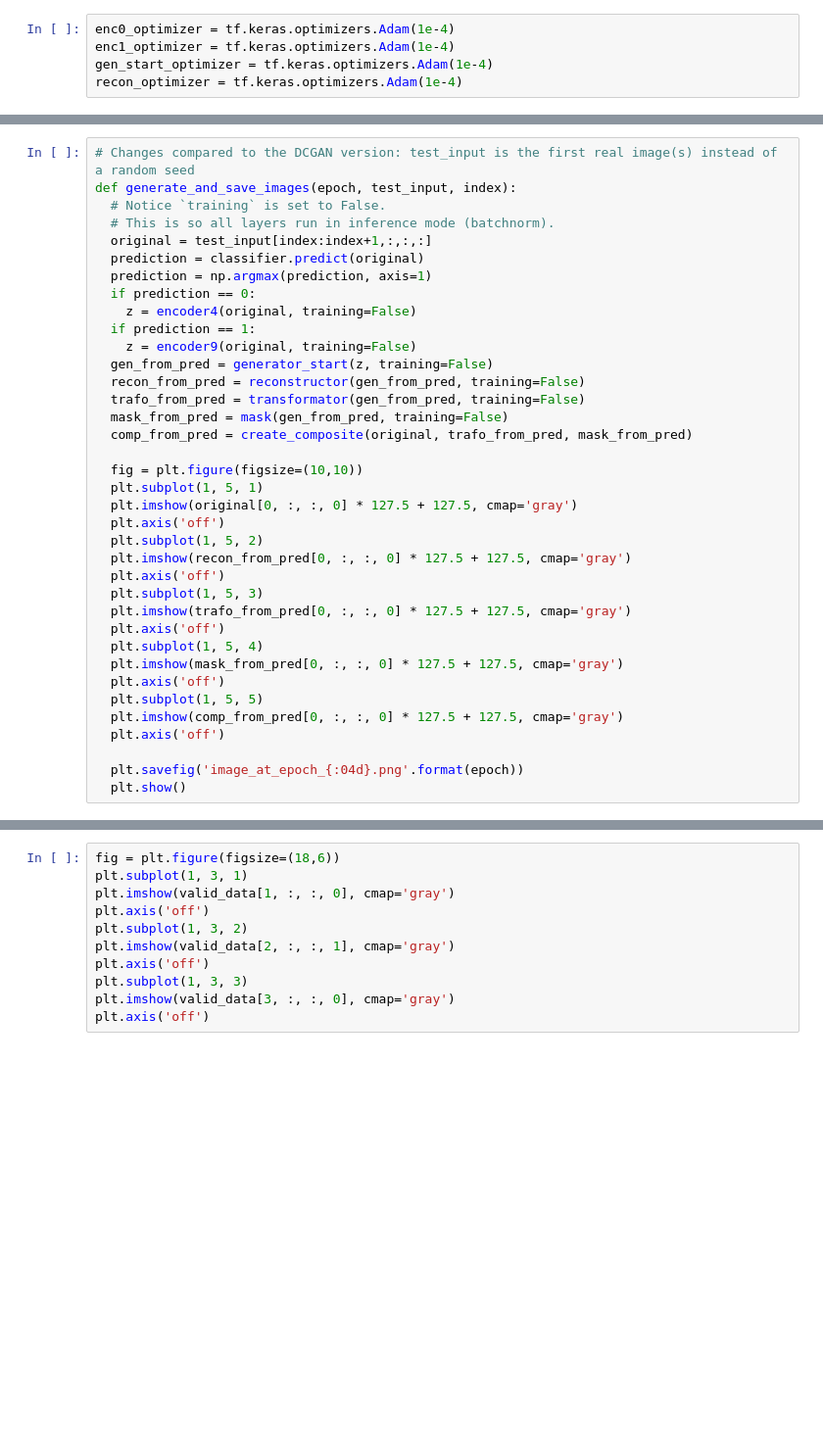
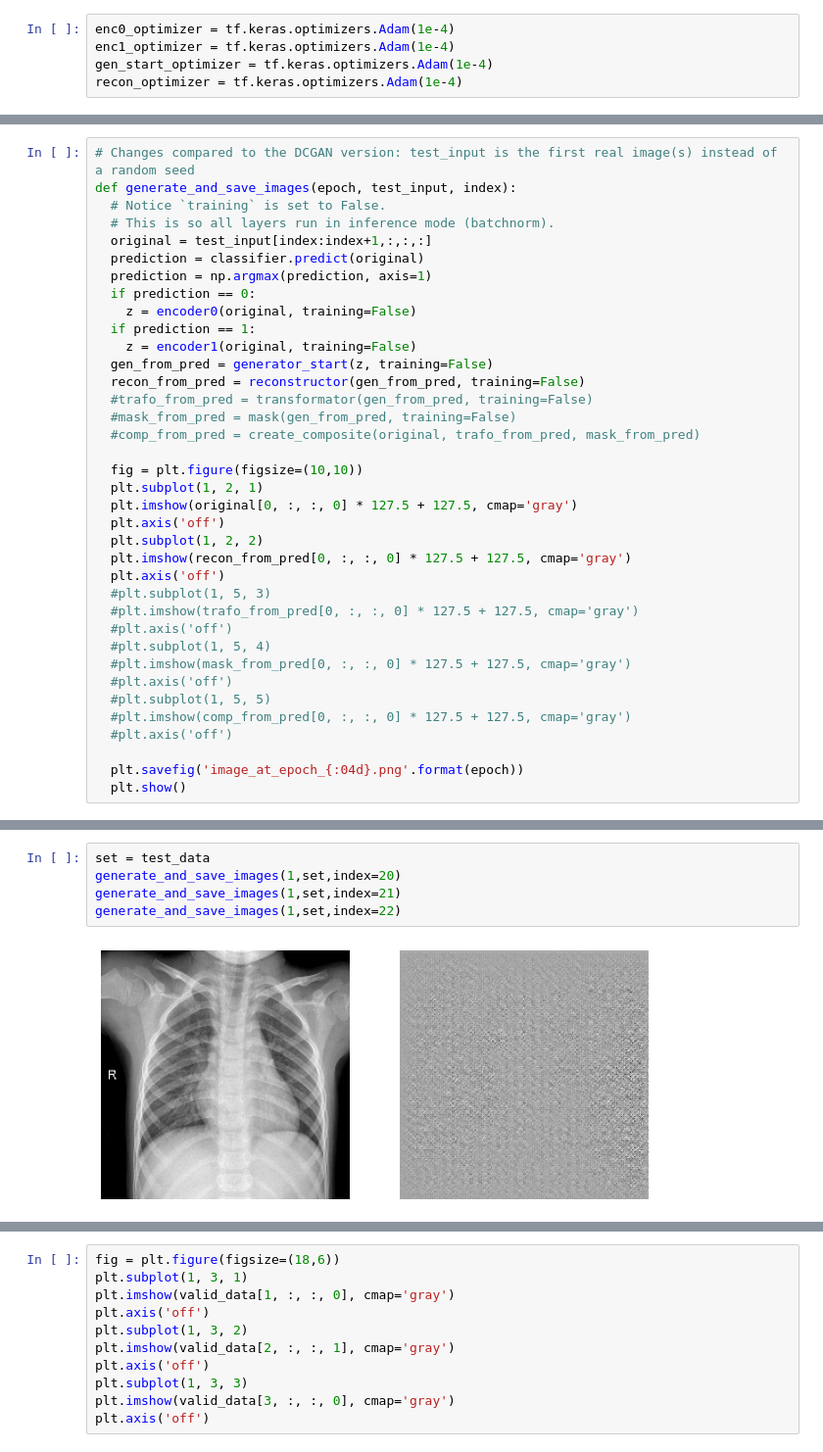
Before and after one commit to LarsAmker/ExplainGAN, a Jupyter notebook: Pneumonia_workinprogress.ipynb, the cells around one changed output, grey strips where cells are left out. Shown at 98% size. Cells and saved outputs as stored; diff of their text form; blank space fills up the shorter version.

```diff
--- a/Pneumonia_workinprogress.ipynb
+++ b/Pneumonia_workinprogress.ipynb
@@ -674,31 +626,31 @@ def generate_and_save_images(epoch, test_input, index):
   prediction = classifier.predict(original)
   prediction = np.argmax(prediction, axis=1)
   if prediction == 0:
-    z = encoder4(original, training=False)
+    z = encoder0(original, training=False)
   if prediction == 1:
-    z = encoder9(original, training=False)
+    z = encoder1(original, training=False)
   gen_from_pred = generator_start(z, training=False)
   recon_from_pred = reconstructor(gen_from_pred, training=False)
-  trafo_from_pred = transformator(gen_from_pred, training=False)
-  mask_from_pred = mask(gen_from_pred, training=False)
-  comp_from_pred = create_composite(original, trafo_from_pred, mask_from_pred)
+  #trafo_from_pred = transformator(gen_from_pred, training=False)
+  #mask_from_pred = mask(gen_from_pred, training=False)
+  #comp_from_pred = create_composite(original, trafo_from_pred, mask_from_pred)
 
   fig = plt.figure(figsize=(10,10))
-  plt.subplot(1, 5, 1)
+  plt.subplot(1, 2, 1)
   plt.imshow(original[0, :, :, 0] * 127.5 + 127.5, cmap='gray')
   plt.axis('off')
-  plt.subplot(1, 5, 2)
+  plt.subplot(1, 2, 2)
   plt.imshow(recon_from_pred[0, :, :, 0] * 127.5 + 127.5, cmap='gray')
   plt.axis('off')
-  plt.subplot(1, 5, 3)
-  plt.imshow(trafo_from_pred[0, :, :, 0] * 127.5 + 127.5, cmap='gray')
-  plt.axis('off')
-  plt.subplot(1, 5, 4)
-  plt.imshow(mask_from_pred[0, :, :, 0] * 127.5 + 127.5, cmap='gray')
-  plt.axis('off')
-  plt.subplot(1, 5, 5)
-  plt.imshow(comp_from_pred[0, :, :, 0] * 127.5 + 127.5, cmap='gray')
-  plt.axis('off')
+  #plt.subplot(1, 5, 3)
+  #plt.imshow(trafo_from_pred[0, :, :, 0] * 127.5 + 127.5, cmap='gray')
+  #plt.axis('off')
+  #plt.subplot(1, 5, 4)
+  #plt.imshow(mask_from_pred[0, :, :, 0] * 127.5 + 127.5, cmap='gray')
+  #plt.axis('off')
+  #plt.subplot(1, 5, 5)
+  #plt.imshow(comp_from_pred[0, :, :, 0] * 127.5 + 127.5, cmap='gray')
+  #plt.axis('off')
 
   plt.savefig('image_at_epoch_{:04d}.png'.format(epoch))
   plt.show()
@@ -843,0 +657,7 @@ def train_step(images, weight_g, weight_c, weight_r, weight_cs, weight_ct, weigh
+# %%
+set = test_data
+generate_and_save_images(1,set,index=20)
+generate_and_save_images(1,set,index=21)
+generate_and_save_images(1,set,index=22)
+# %% [output]
+[figure, added]
```
Also changed, not shown: parts of 14 cells of this notebook.
